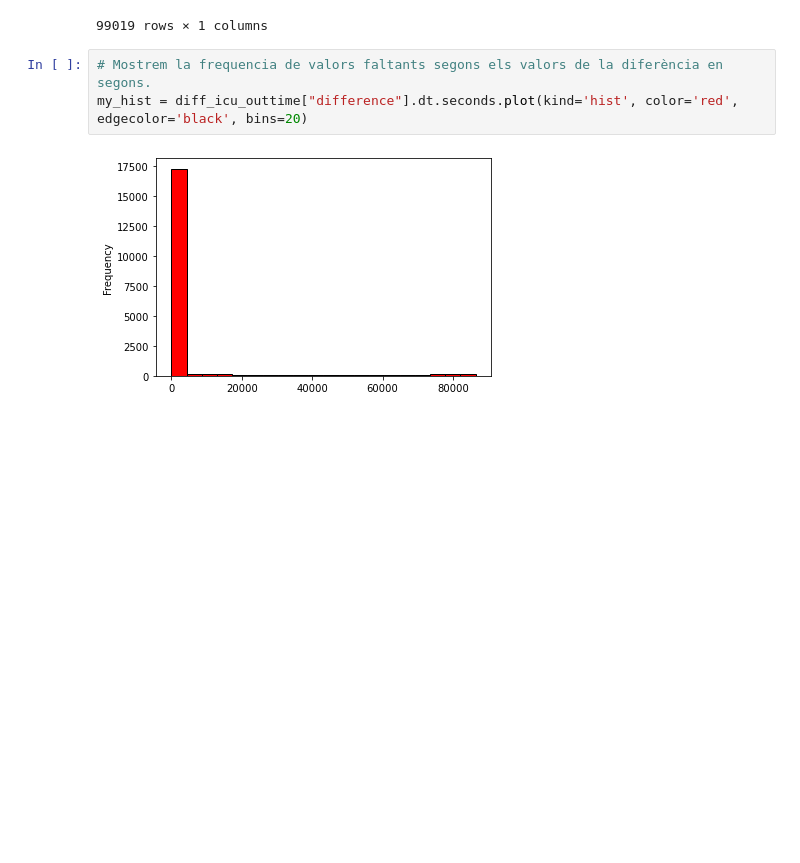
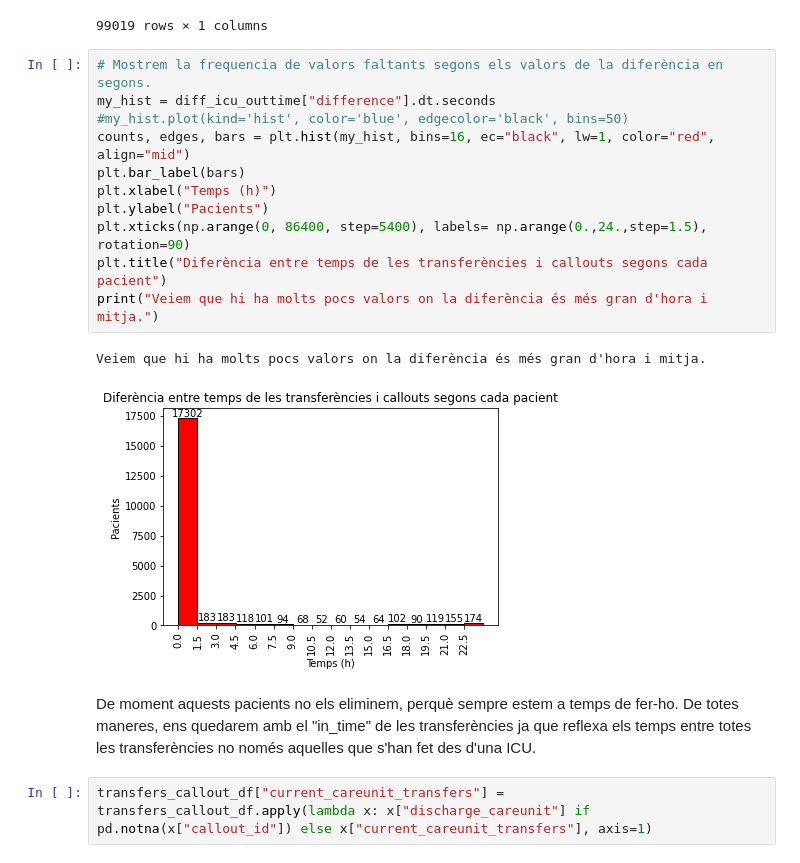
Before and after one commit to juaguilera/TFG, a Jupyter notebook: proves_df.ipynb, the cells around one changed output. Drawn from its saved outputs; the diff is of its cells as text; blank space fills up the shorter version.

Commit message:
[ADD] New information about patients transfers and weight

```diff
--- a/proves_df.ipynb
+++ b/proves_df.ipynb
@@ -690,6 +568,19 @@ diff_icu_outtime.fillna(pd.Timedelta(seconds=0))
 99019 rows × 1 columns
 # %%
 # Mostrem la frequencia de valors faltants segons els valors de la diferència en segons.
-my_hist = diff_icu_outtime["difference"].dt.seconds.plot(kind='hist', color='red', edgecolor='black', bins=20)
+my_hist = diff_icu_outtime["difference"].dt.seconds
+#my_hist.plot(kind='hist', color='blue', edgecolor='black', bins=50)
+counts, edges, bars = plt.hist(my_hist, bins=16, ec="black", lw=1, color="red", align="mid")
+plt.bar_label(bars)
+plt.xlabel("Temps (h)")
+plt.ylabel("Pacients")
+plt.xticks(np.arange(0, 86400, step=5400), labels= np.arange(0.,24.,step=1.5), rotation=90)
+plt.title("Diferència entre temps de les transferències i callouts segons cada pacient")
+print("Veiem que hi ha molts pocs valors on la diferència és més gran d'hora i mitja.")
 # %% [output]
+Veiem que hi ha molts pocs valors on la diferència és més gran d'hora i mitja.
-[figure, old version]
+[figure, new version]
+# %% [markdown]
+De moment aquests pacients no els eliminem, perquè sempre estem a temps de fer-ho. De totes maneres, ens quedarem amb el "in_time" de les transferències ja que reflexa els temps entre totes les transferències no només aquelles que s'han fet des d'una ICU.
+# %%
+transfers_callout_df["current_careunit_transfers"] = transfers_callout_df.apply(lambda x: x["discharge_careunit"] if pd.notna(x["callout_id"]) else x["current_careunit_transfers"], axis=1)
```
Also changed, not shown: parts of 74 cells of this notebook.
